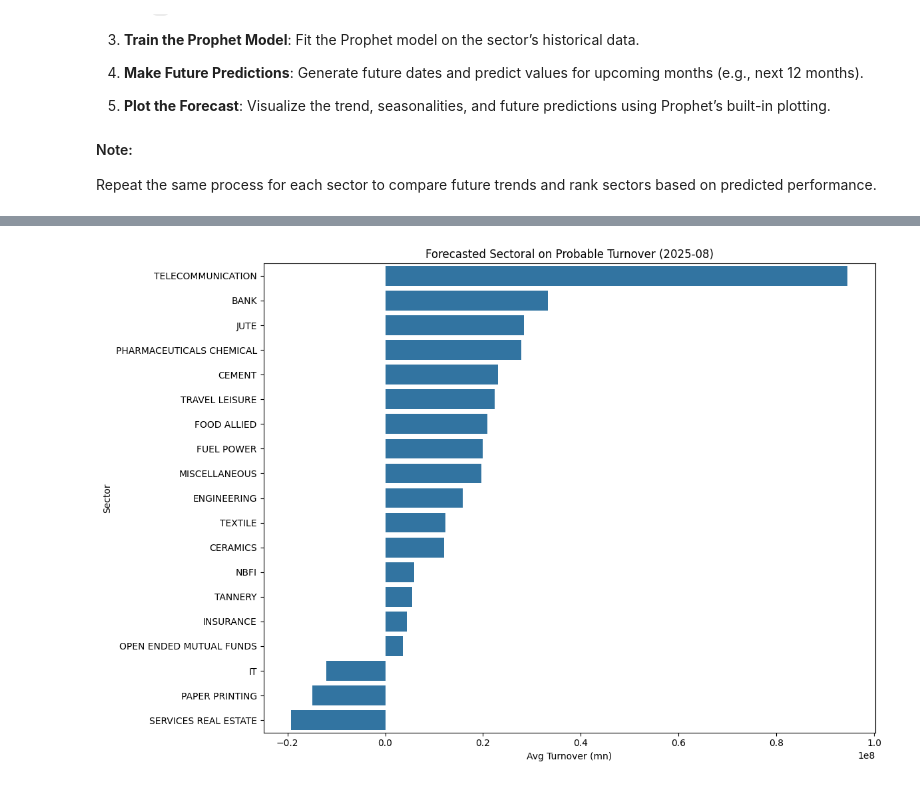
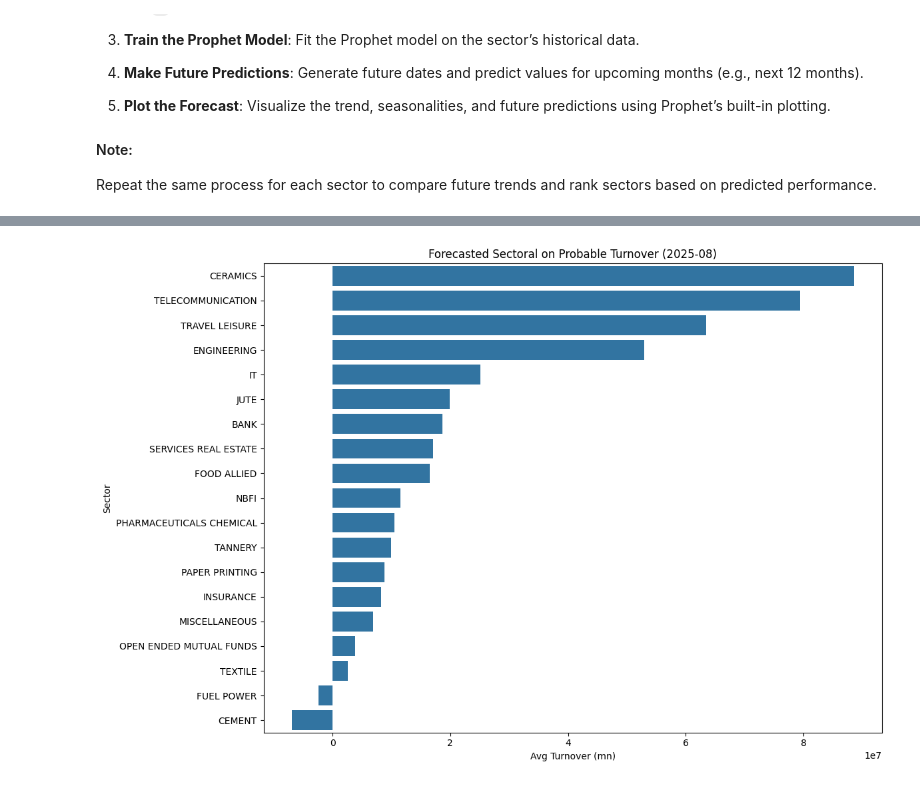
Before and after one commit to AsifZaman777/Sectoral-performance-prediction, a Jupyter notebook: SPF.ipynb, the cells around one changed output, grey strips where cells are left out. Saved outputs shown, nothing was run; the diff lists cells and outputs as text; code cells hidden in the pictures.

Commit message:
added seasonality and holiday effect

```diff
--- a/SPF.ipynb
+++ b/SPF.ipynb
@@ -278,7 +278,7 @@ Repeat the same process for each sector to compare future trends and rank sector
 from prophet import Prophet
 # %%
 # Filter data for BANK sector
-bank_df = monthly_avg_df[monthly_avg_df['Sector'] == 'JUTE'][['Year', 'Month', 'Avg_Turnover(mn)']].copy()
+bank_df = monthly_avg_df[monthly_avg_df['Sector'] == 'BANK'][['Year', 'Month', 'Avg_Turnover(mn)']].copy()
 
 # Create a 'ds' column with first day of each month
 bank_df['ds'] = pd.to_datetime(bank_df['Year'].astype(str) + '-' + bank_df['Month'].astype(str) + '-01')
@@ -288,5 +288,9 @@ bank_df['y'] = bank_df['Avg_Turnover(mn)']
 prophet_df = bank_df[['ds', 'y']]
 # %%
 model = Prophet()
+# Add holidays
+# model.add_country_holidays(country_name='BD')
+model.add_seasonality(name='monthly', period=30.5, fourier_order=8)
+model.add_country_holidays(country_name='BD')
 model.fit(prophet_df)
 # %% [output]
@@ -333,6 +337,8 @@ for sector in clean_df['Sector'].unique():
 
     # Initialize and fit the Prophet model
     model = Prophet()
+    model.add_seasonality(name='monthly', period=30.5, fourier_order=8)
+    model.add_country_holidays(country_name='BD')
     model.fit(sector_data_prophet)
 
     # Make future predictions (for 12 months of 2025)
@@ -439,18 +426,18 @@ forecast_pivot.head(22)
 # %%
 # Filter data for 2025-01 and exclude specific sectors
 excluded_sectors = ['CORPORATE BOND', 'TREASURY BOND', 'MUTUAL FUNDS']
-filtered_df = all_forecasts_2025[(all_forecasts_2025['YearMonth'] == '2025-08') & (~all_forecasts_2025['Sector'].isin(excluded_sectors))]
+filtered_df = all_forecasts_2025[(all_forecasts_2025['YearMonth'] == '2025-01') & (~all_forecasts_2025['Sector'].isin(excluded_sectors))]
 
 # Sort by forecasted value
 filtered_df = filtered_df.sort_values(by='yhat', ascending=False)
 
 # Plot horizontal bar to show the ranking of the sectors for 2025-01
 plt.figure(figsize=(12, 8))
 sns.barplot(data=filtered_df, y='Sector', x='yhat')
 plt.title("Forecasted Sectoral on Probable Turnover (2025-08)")
 plt.xlabel("Avg Turnover (mn)")
 plt.ylabel("Sector")
 plt.tight_layout()
 plt.show()
 # %% [output]
-[figure, old version]
+[figure, new version]
```
Also changed, not shown: parts of 4 cells of this notebook.
